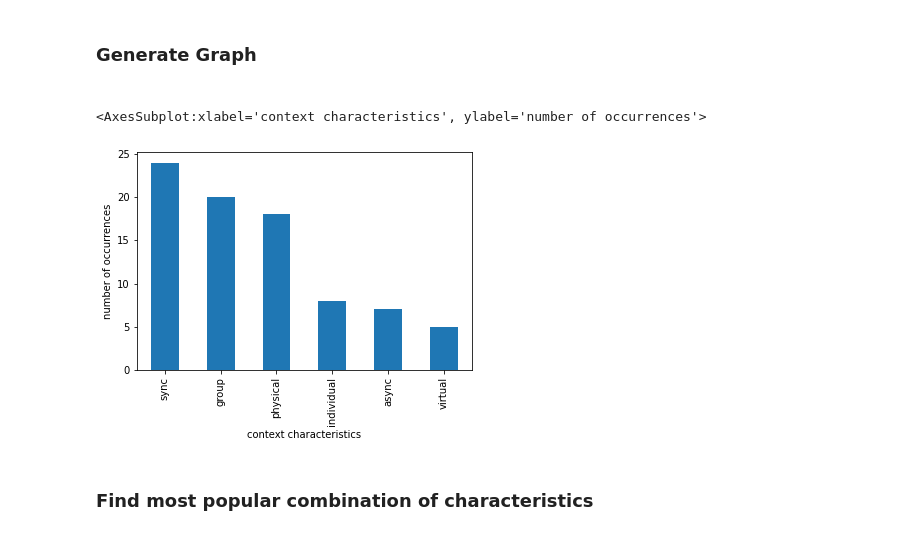
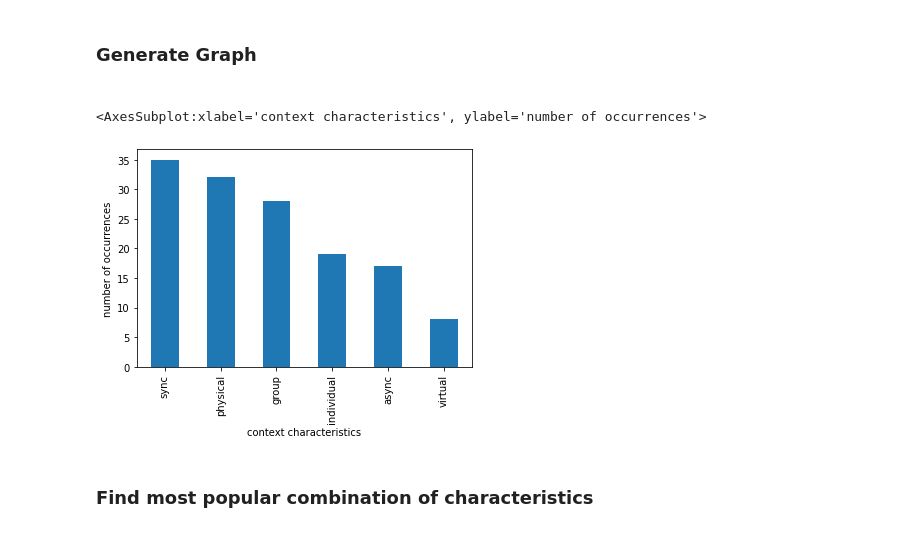
Before and after one commit to AlexHahnGF/bachelor, a Jupyter notebook: Untitled.ipynb, the cells around one changed output. Cells and saved outputs as stored; diff of their text form; code cells hidden in the pictures.

Commit message:
context von videos, sort des duplicates ist removed

```diff
--- a/Untitled.ipynb
+++ b/Untitled.ipynb
@@ -95,21 +95,21 @@ data.head()
 # %%
 paper_duplicates = []
 context_data = []
 for index, row in data.iterrows():
-    if row['title'] not in paper_duplicates:
+    #if row['title'] not in paper_duplicates:
         paper_duplicates.append(row['title'])
         paper_title = row['title']
         for idx in range(2,len(row)):
             if not pd.isnull(row[idx]) and row[idx] == True:
                 context_data.append({'paper':paper_title,'characteristic':row.index[idx]})
 
 df = pd.DataFrame(context_data)
 df['characteristic'].value_counts().plot(kind='bar',
                                          xlabel='context characteristics',
                                          ylabel='number of occurrences')
 # %% [output]
 <AxesSubplot:xlabel='context characteristics', ylabel='number of occurrences'>
-[figure, old version]
+[figure, new version]
 # %% [markdown]
 <h3> Find most popular combination of characteristics <h3>
 # %%
```
